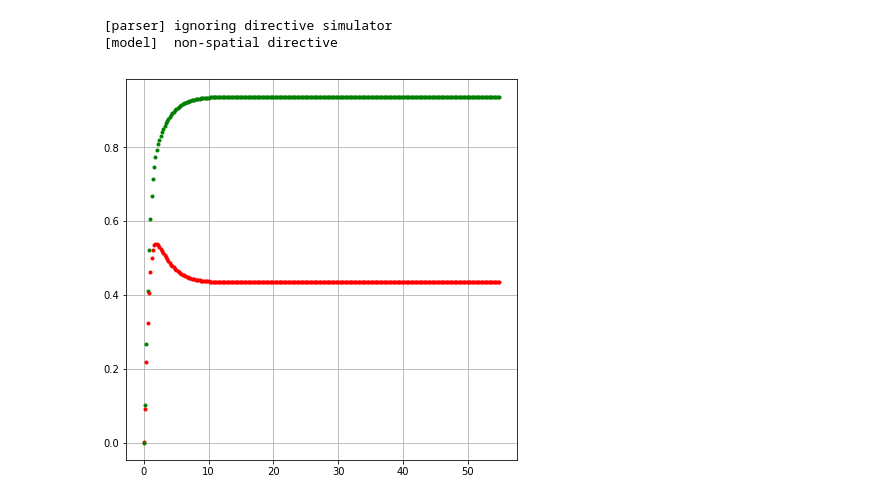
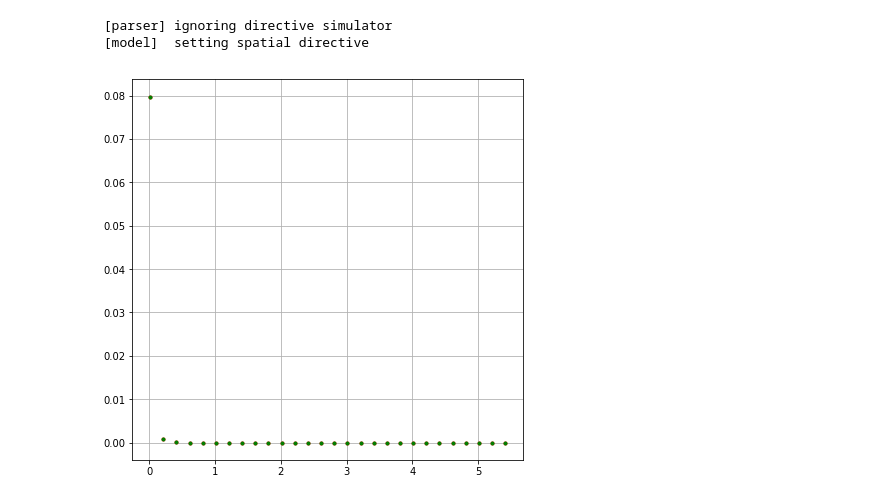
Before and after one commit to gszep/double-exclusive-reporter, a Jupyter notebook: whiteboard.ipynb, the cells around one changed output. Cells and saved outputs as stored; diff of their text form; code cells hidden in the pictures.

```diff
--- a/whiteboard.ipynb
+++ b/whiteboard.ipynb
@@ -20,19 +23,20 @@ from scipy.interpolate import interp2d
 # %%
 
-file_path = 'new.crn'
+file_path = 'normal-form.crn'
 self = fromcrn(file_path)
-
+self.lacI[0] = 0.1
+self.tetR[0] = 0.1
 
 figure(figsize=(7,7))
-for i in range(5500) :
+for i in range(550) :
     self.time_step()
 
     if i % 20 == 0 :
-        plot(self.time,self.lacI,'r.')
-        plot(self.time,self.tetR,'g.')
+        plot(self.time,self.lacI[0],'r.')
+        plot(self.time,self.tetR[0],'g.')
 
 grid(True)
 # %% [output]
  [parser] ignoring directive simulator
- [model]  non-spatial directive
+ [model]  setting spatial directive
-[figure, old version]
+[figure, new version]
```
Also changed, not shown: parts of 12 cells of this notebook, 13 other files.
